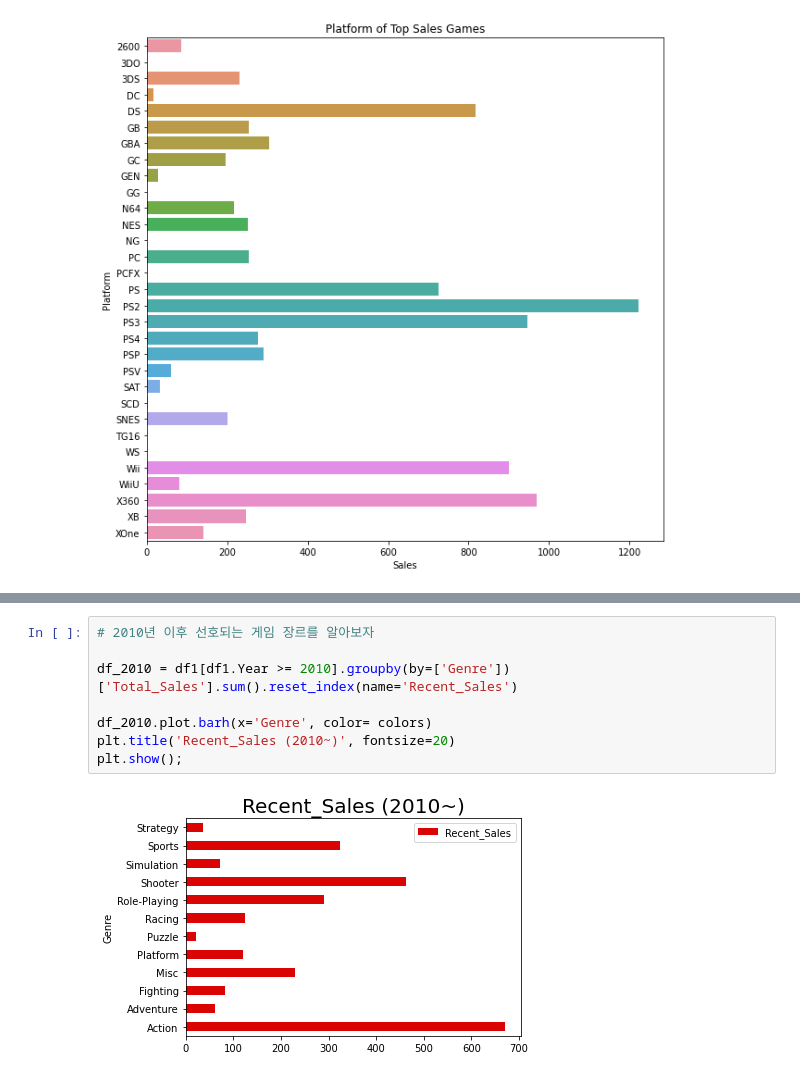
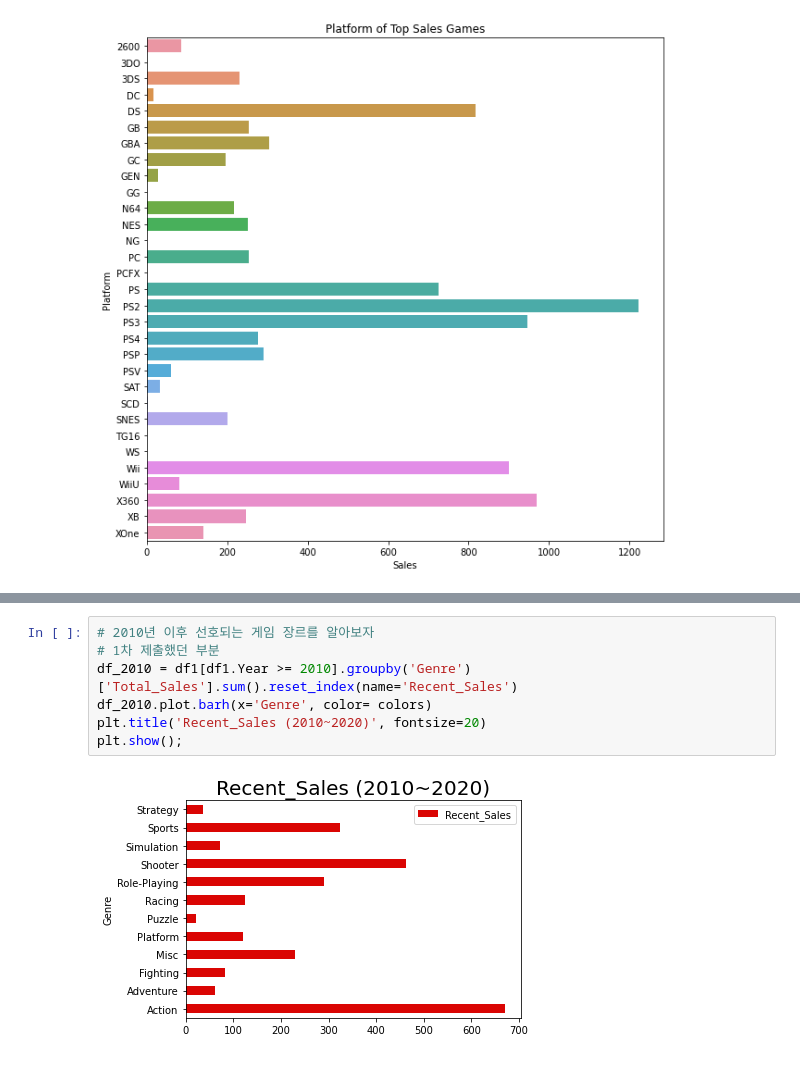
Before and after one commit to ysooch0819/Codestates-AIB-projects, a Jupyter notebook: ai16_section1_project_윤수창.ipynb, the cells around one changed output, grey strips where cells are left out. Cells and saved outputs as stored; diff of their text form.

```diff
--- a/ai16_section1_project_윤수창.ipynb
+++ b/ai16_section1_project_윤수창.ipynb
@@ -489,10 +491,9 @@ XOne       5.08
 # %%
 # 2010년 이후 선호되는 게임 장르를 알아보자
-
-df_2010 = df1[df1.Year >= 2010].groupby(by=['Genre'])['Total_Sales'].sum().reset_index(name='Recent_Sales')
-
+# 1차 제출했던 부분
+df_2010 = df1[df1.Year >= 2010].groupby('Genre')['Total_Sales'].sum().reset_index(name='Recent_Sales')
 df_2010.plot.barh(x='Genre', color= colors)
-plt.title('Recent_Sales (2010~)', fontsize=20)
+plt.title('Recent_Sales (2010~2020)', fontsize=20)
 plt.show();
 # %% [output]
-[figure, old version]
+[figure, new version]
```
Also changed, not shown: parts of 9 cells of this notebook.
